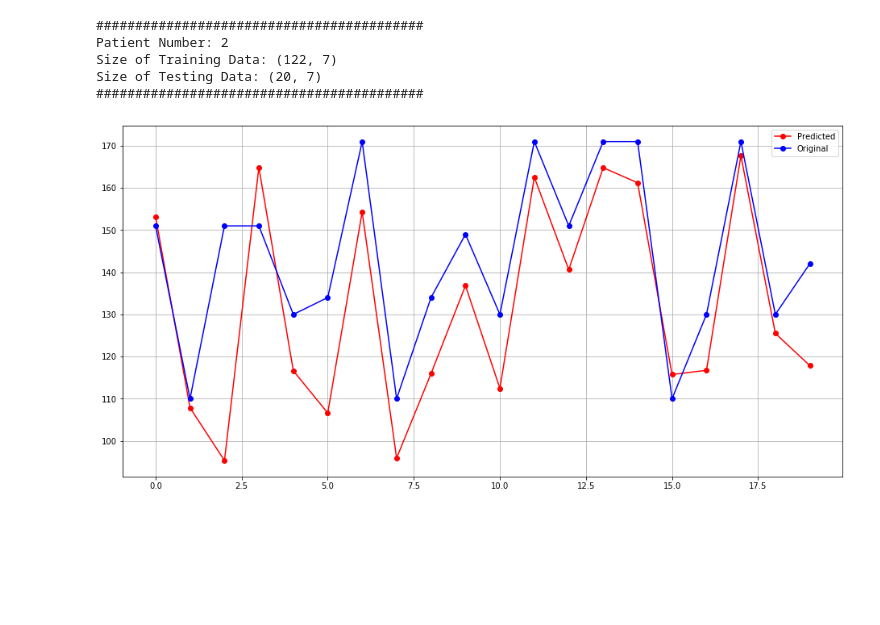
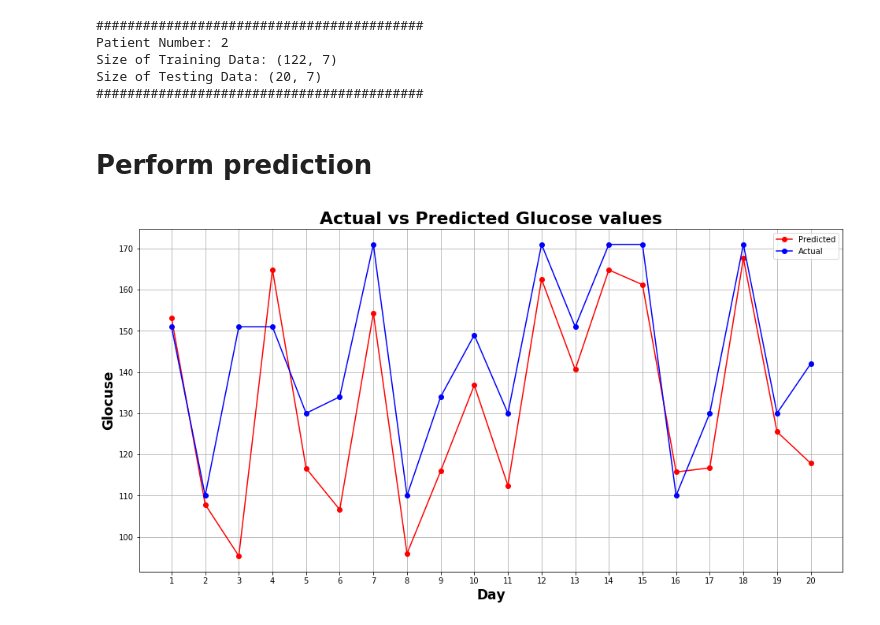
Before and after one commit to Shirinkam/Deep-Learning-Model-for-Dynamic-Forecasting-of-Blood-Glucose-Level-for-Type-2-Diabetes-Mellitus, a Jupyter notebook: MH_Demonstration.ipynb, the cells around one changed output. Cells and saved outputs as stored; diff of their text form; code cells hidden in the pictures; blank space fills up the shorter version.

```diff
--- a/MH_Demonstration.ipynb
+++ b/MH_Demonstration.ipynb
@@ -113,9 +118,18 @@ y_pred, y_true = Inverse_Scaling(Test_Predict, scale, test)
+# %% [markdown]
+# Perform prediction
 # %%
+# Perform prediction
+Test_Predict = PredictionError(test,loaded_model,batch_size)
+y_pred, y_true = Inverse_Scaling(Test_Predict, scale, test)
 # Plot it
 plt.figure(figsize=(16,8))
 plt.plot(y_pred,'ro-',label='Predicted')
-plt.plot(y_true,'bo-',label='Original')
+plt.plot(y_true,'bo-',label='Actual')
+plt.xlabel('Day',fontweight='bold', fontsize='17')
+plt.ylabel('Glocuse',fontweight='bold', fontsize='17')
+plt.title('Actual vs Predicted Glucose values',fontweight='bold', fontsize='22')
+plt.xticks(np.arange(0,20),np.arange(1,21))
 plt.legend()
 plt.grid()
 # %% [output]
-[figure, old version]
+[figure, new version]
```
Also changed, not shown: parts of 8 cells of this notebook.
